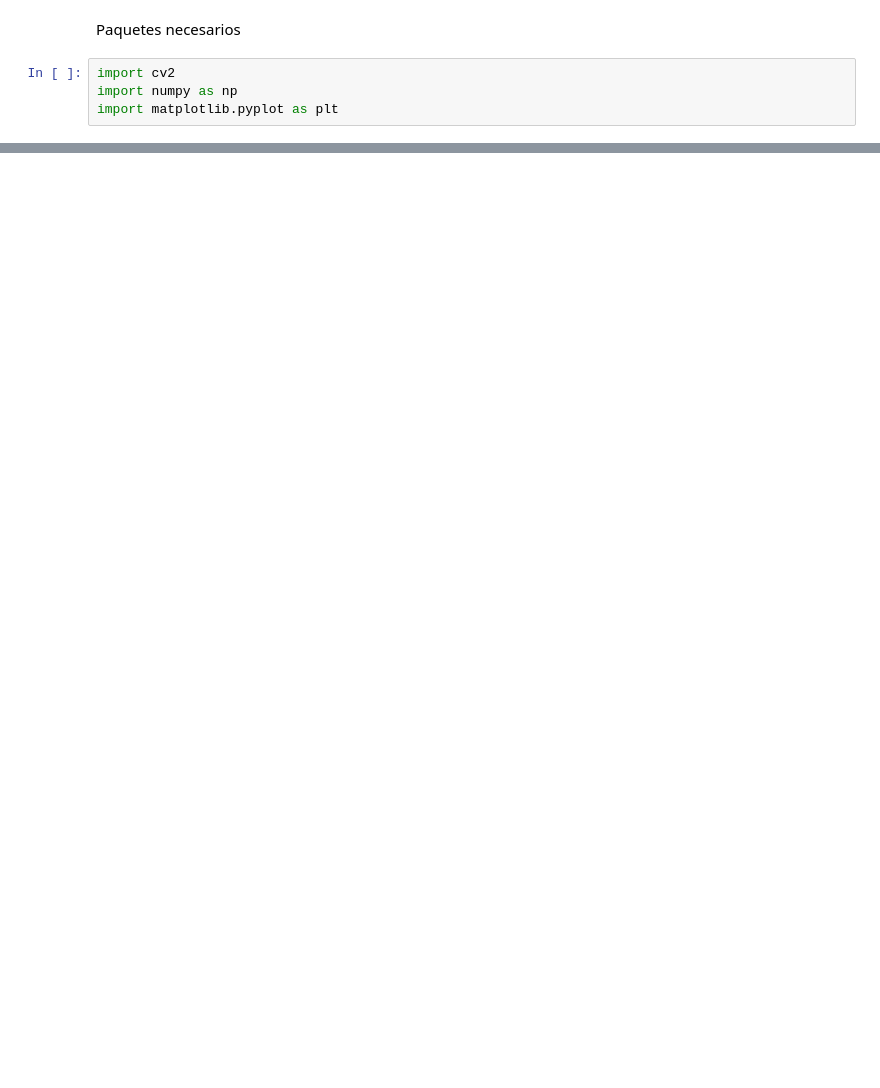
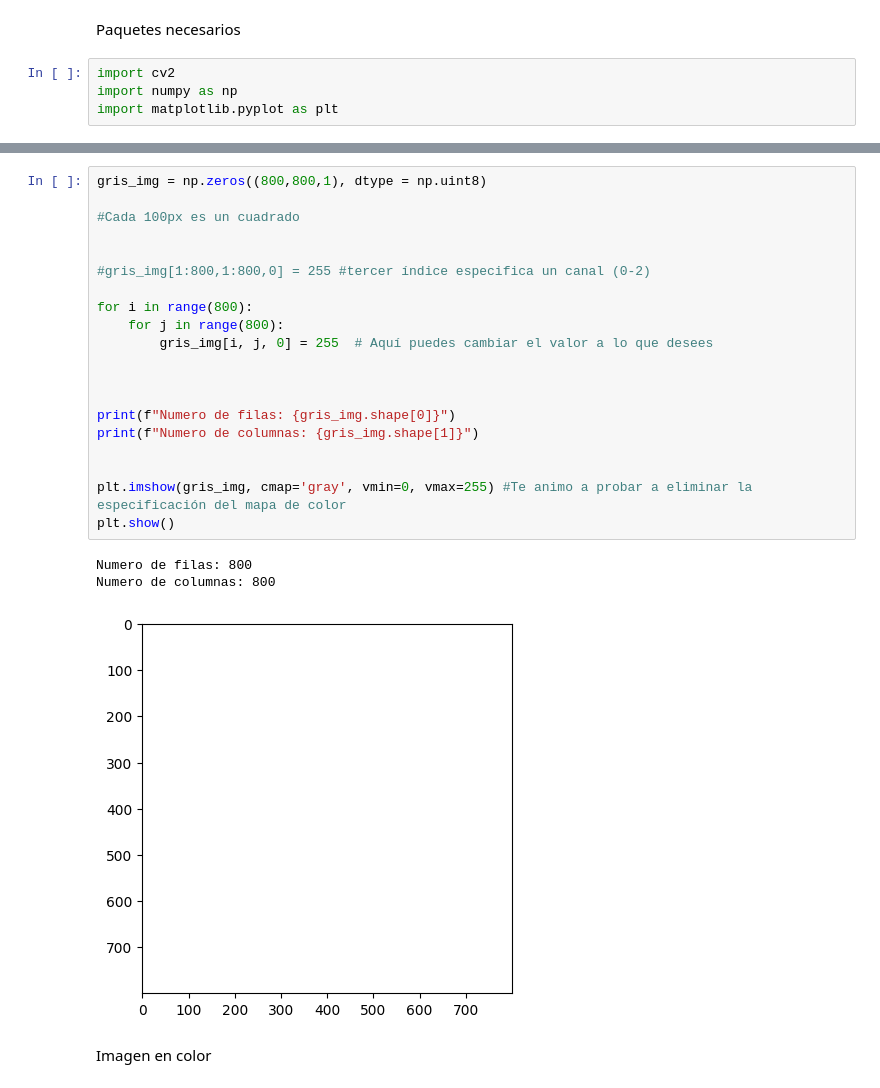
Before and after one commit to gitfrandu4/40982-P1, a Jupyter notebook: VC_P1.ipynb, the cells around one changed output, grey strips where cells are left out. Saved outputs shown, nothing was run; the diff lists cells and outputs as text; blank space fills up the shorter version.

```diff
--- a/VC_P1.ipynb
+++ b/VC_P1.ipynb
@@ -12,0 +76,26 @@ import matplotlib.pyplot as plt
+# %%
+gris_img = np.zeros((800,800,1), dtype = np.uint8)
+
+#Cada 100px es un cuadrado
+
+
+#gris_img[1:800,1:800,0] = 255 #tercer índice especifica un canal (0-2)
+
+for i in range(800):
+    for j in range(800):
+        gris_img[i, j, 0] = 255  # Aquí puedes cambiar el valor a lo que desees
+
+
+
+print(f"Numero de filas: {gris_img.shape[0]}")
+print(f"Numero de columnas: {gris_img.shape[1]}")
+
+
+plt.imshow(gris_img, cmap='gray', vmin=0, vmax=255) #Te animo a probar a eliminar la especificación del mapa de color
+plt.show()
+# %% [output]
+Numero de filas: 800
+Numero de columnas: 800
+[figure, added]
+# %% [markdown]
+Imagen en color
```
Also changed, not shown: parts of 40 cells of this notebook, 1 other file.
